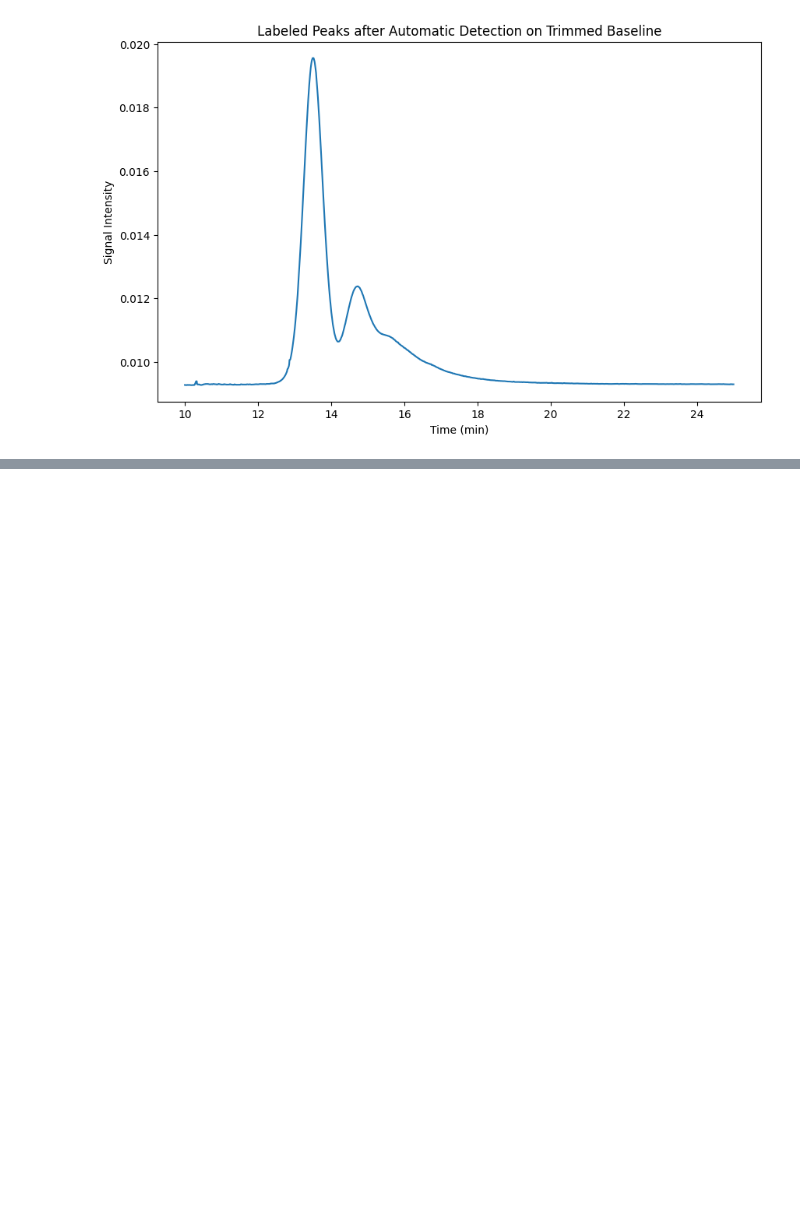
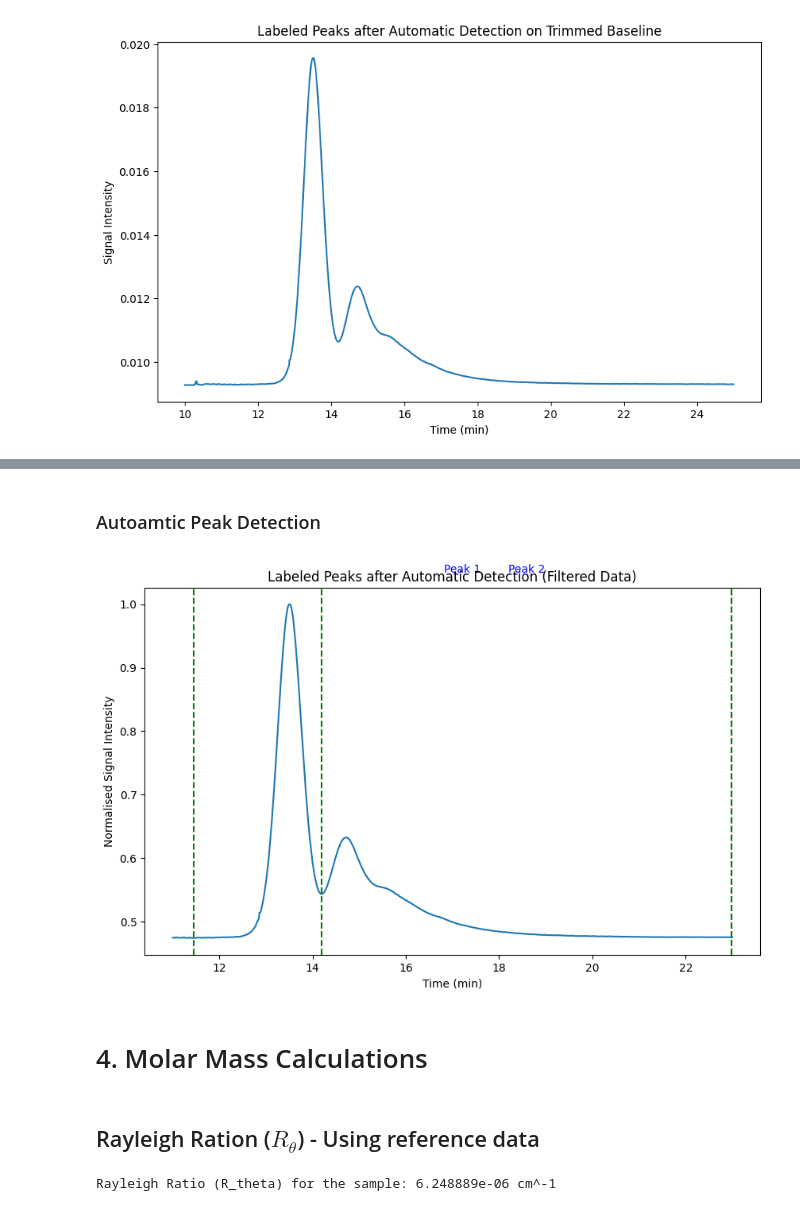
Before and after one commit to CheffySins/NMI-Placement-2024, a Jupyter notebook: Notebooks/NMI - Working Notebook.ipynb, the cells around one changed output, grey strips where cells are left out. Cells and saved outputs as stored; diff of their text form; code cells hidden in the pictures; blank space fills up the shorter version.

```diff
--- a/Notebooks/NMI - Practical Notebook.ipynb
+++ b/Notebooks/NMI - Working Notebook.ipynb
@@ -301,0 +418,58 @@ peak_ranges_auto = automatic_peak_detection_with_baseline(time, median_signalInt
+# %% [markdown]
+### Autoamtic Peak Detection
+# %%
+def automatic_peak_detection_filtered(time, signal):
+    # Detect peaks
+    peaks, properties = find_peaks(signal, height=0.05, distance=1, prominence=0.05)
+
+    # Extract left and right bases of peaks
+    left_bases = properties['left_bases']
+    right_bases = properties['right_bases']
+
+    # Plotting with labeled peaks on the filtered data
+    fig, ax = plt.subplots(figsize=(10, 6))
+    ax.plot(time, signal)
+
+    for i in range(len(peaks)):
+        start = left_bases[i]
+        end = right_bases[i]
+
+        # Plot vertical lines at the edges of each peak
+        ax.axvline(x=time.iloc[start], color='green', linestyle='--')
+        ax.axvline(x=time.iloc[end], color='green', linestyle='--')
+        ax.text((time.iloc[start] + time.iloc[end]) / 2, 1.05, f'Peak {i + 1}', color='blue', ha='center')
+
+    ax.set_xlabel('Time (min)')
+    ax.set_ylabel('Normalised Signal Intensity')
+    ax.set_title('Labeled Peaks after Automatic Detection (Filtered Data)')
+    plt.show()
+
+    # Return the peak ranges
+    peak_ranges = [(time.iloc[start], time.iloc[end]) for start, end in zip(left_bases, right_bases)]
+    return peak_ranges
+
+# Example usage
+peak_ranges_auto = automatic_peak_detection_filtered(filtered_time, normalised_filtered_signal)
+# %% [output]
+[figure, added]
+# %% [markdown]
+# 4. Molar Mass Calculations
+# %% [markdown]
+## Rayleigh Ration ($R_{\theta}$) - Using reference data
+# %%
+# Constants
+R_theta_toluene = 1.406e-5  # Rayleigh ratio of toluene in cm^-1
+V_theta_toluene = 1.0  # Example value for toluene detector voltage
+V_theta_baseline = 0.1  # Example baseline voltage
+distance_r = 1.0  # Distance from the scattering volume to the detector (in cm)
+incident_intensity = 5.0  # Example value for incident intensity
+
+# Example values for your sample
+V_theta_sample = 0.5  # Detector voltage for your sample
+
+# Calculate Rayleigh ratio for the sample
+R_theta_sample = ((V_theta_sample - V_theta_baseline) / (V_theta_toluene - V_theta_baseline)) * R_theta_toluene
+
+print(f"Rayleigh Ratio (R_theta) for the sample: {R_theta_sample:.6e} cm^-1")
+# %% [output]
+Rayleigh Ratio (R_theta) for the sample: 6.248889e-06 cm^-1
```
Also changed, not shown: parts of 30 cells of this notebook, 4 other files.
